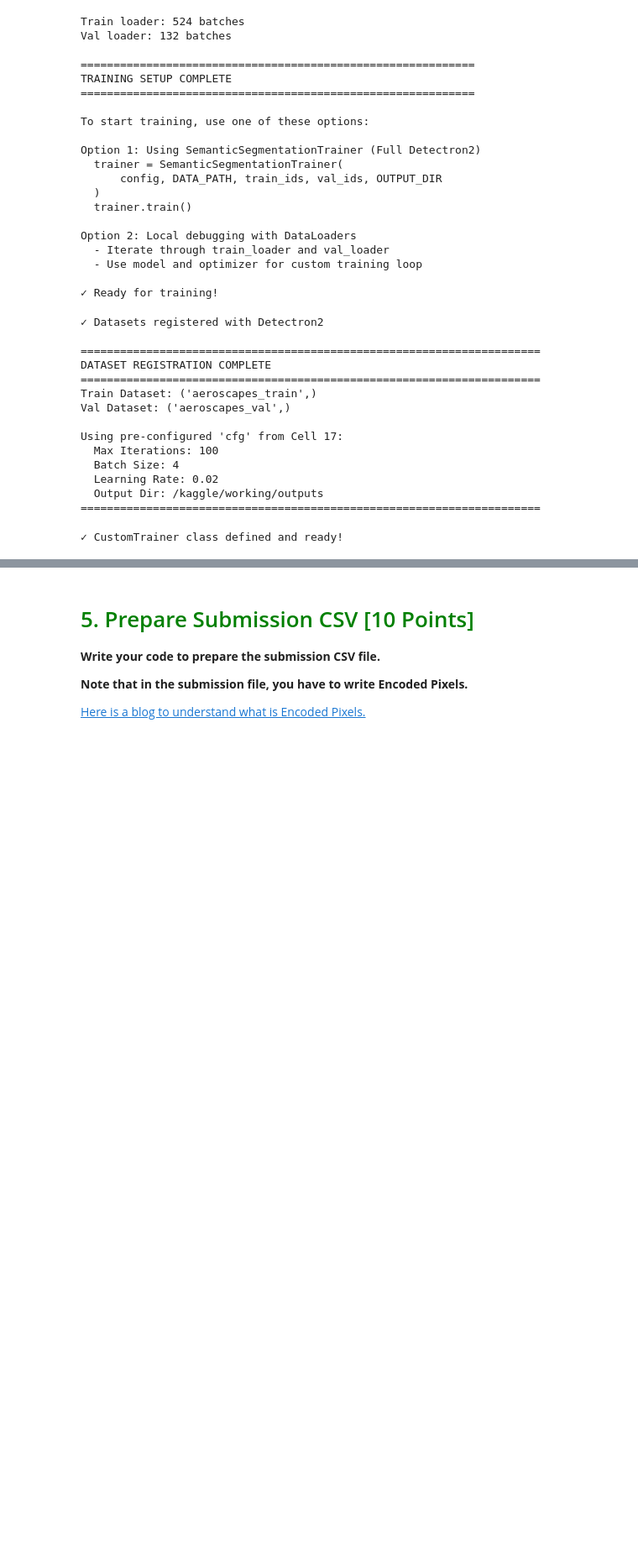
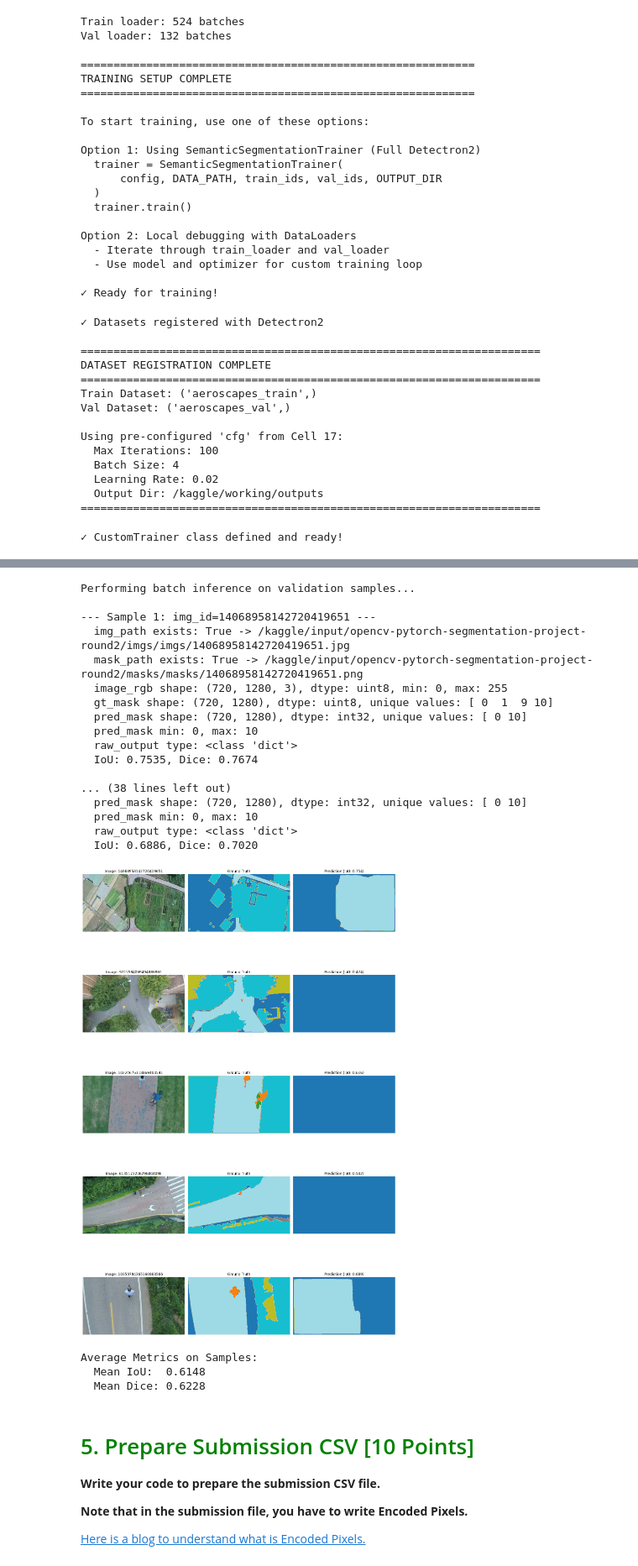
Before and after one commit to ramabyg/pjt4-semantic-segmentation, a Jupyter notebook: Project4-Semantic-Segmentation.ipynb, the cells around one changed output, grey strips where cells are left out. Shown at 84% size. Cells and saved outputs as stored; diff of their text form; code cells hidden in the pictures; blank space fills up the shorter version.

```diff
--- a/Project4-Semantic-Segmentation.ipynb
+++ b/Project4-Semantic-Segmentation.ipynb
@@ -1213,43 +1232,86 @@ if predictor is not None:
 
     for idx, img_id in enumerate(sample_val_ids):
         # Load image and mask
-        img_path = Path(DATA_PATH) / "images" / f"{img_id}.jpg"
-        mask_path = Path(DATA_PATH) / "masks" / f"{img_id}.png"
+        img_path = Path(DATA_PATH) / "imgs/imgs" / f"{img_id}.jpg"
+        mask_path = Path(DATA_PATH) / "masks/masks" / f"{img_id}.png"
+
+        print(f"\n--- Sample {idx+1}: img_id={img_id} ---")
+        print(f"  img_path exists: {img_path.exists()} -> {img_path}")
+        print(f"  mask_path exists: {mask_path.exists()} -> {mask_path}")
 
         if img_path.exists() and mask_path.exists():
             image = cv2.imread(str(img_path))
             image_rgb = cv2.cvtColor(image, cv2.COLOR_BGR2RGB)
             gt_mask = cv2.imread(str(mask_path), cv2.IMREAD_GRAYSCALE)
 
+            # Debug: check loaded image and mask
+            print(f"  image_rgb shape: {image_rgb.shape}, dtype: {image_rgb.dtype}, min: {image_rgb.min()}, max: {image_rgb.max()}")
+            print(f"  gt_mask shape: {gt_mask.shape}, dtype: {gt_mask.dtype}, unique values: {np.unique(gt_mask)}")
+
             # Predict
-            pred_mask, _ = predictor.predict(image_rgb)
+            pred_mask, raw_output = predictor.predict(image_rgb)
+
+            # Debug: check prediction output
+            print(f"  pred_mask shape: {pred_mask.shape}, dtype: {pred_mask.dtype}, unique values: {np.unique(pred_mask)}")
+            print(f"  pred_mask min: {pred_mask.min()}, max: {pred_mask.max()}")
+            if pred_mask.max() == 0:
+                print("  ⚠️ WARNING: pred_mask is ALL ZEROS - model may not be predicting correctly!")
+            if raw_output is not None:
+                print(f"  raw_output type: {type(raw_output)}")
+                if hasattr(raw_output, 'shape'):
+                    print(f"  raw_output shape: {raw_output.shape}")
 
             # Calculate metrics
             iou = SegmentationMetrics.iou_score(gt_mask, pred_mask, num_classes=13)
             dice = SegmentationMetrics.dice_score(gt_mask, pred_mask, num_classes=13)
             all_metrics['iou'].append(iou)
             all_metrics['dice'].append(dice)
+            print(f"  IoU: {iou:.4f}, Dice: {dice:.4f}")
 
             # Plot
             axes[idx, 0].imshow(image_rgb)
             axes[idx, 0].set_title(f"Image: {img_id}")
             axes[idx, 0].axis('off')
 
             axes[idx, 1].imshow(gt_mask, cmap='tab20')
             axes[idx, 1].set_title("Ground Truth")
             axes[idx, 1].axis('off')
 
             axes[idx, 2].imshow(pred_mask, cmap='tab20')
             axes[idx, 2].set_title(f"Prediction (IoU: {iou:.3f})")
             axes[idx, 2].axis('off')
+        else:
+            print(f"  ⚠️ SKIPPED: image or mask file not found!")
 
     plt.tight_layout()
     plt.show()
 
     # Print average metrics
     if all_metrics['iou']:
         print(f"\nAverage Metrics on Samples:")
         print(f"  Mean IoU:  {np.mean(all_metrics['iou']):.4f}")
         print(f"  Mean Dice: {np.mean(all_metrics['dice']):.4f}")
 else:
     print("Inference available after model training.")
+# %% [output]
+Performing batch inference on validation samples...
+
+--- Sample 1: img_id=14068958142720419651 ---
+  img_path exists: True -> /kaggle/input/opencv-pytorch-segmentation-project-round2/imgs/imgs/14068958142720419651.jpg
+  mask_path exists: True -> /kaggle/input/opencv-pytorch-segmentation-project-round2/masks/masks/14068958142720419651.png
+  image_rgb shape: (720, 1280, 3), dtype: uint8, min: 0, max: 255
+  gt_mask shape: (720, 1280), dtype: uint8, unique values: [ 0  1  9 10]
+  pred_mask shape: (720, 1280), dtype: int32, unique values: [ 0 10]
+  pred_mask min: 0, max: 10
+  raw_output type: <class 'dict'>
+  IoU: 0.7535, Dice: 0.7674
+
+... (38 lines left out)
+  pred_mask shape: (720, 1280), dtype: int32, unique values: [ 0 10]
+  pred_mask min: 0, max: 10
+  raw_output type: <class 'dict'>
+  IoU: 0.6886, Dice: 0.7020
+[figure, added]
+Average Metrics on Samples:
+  Mean IoU:  0.6148
+  Mean Dice: 0.6228
```
Also changed, not shown: parts of 27 cells of this notebook, 2 other files.
